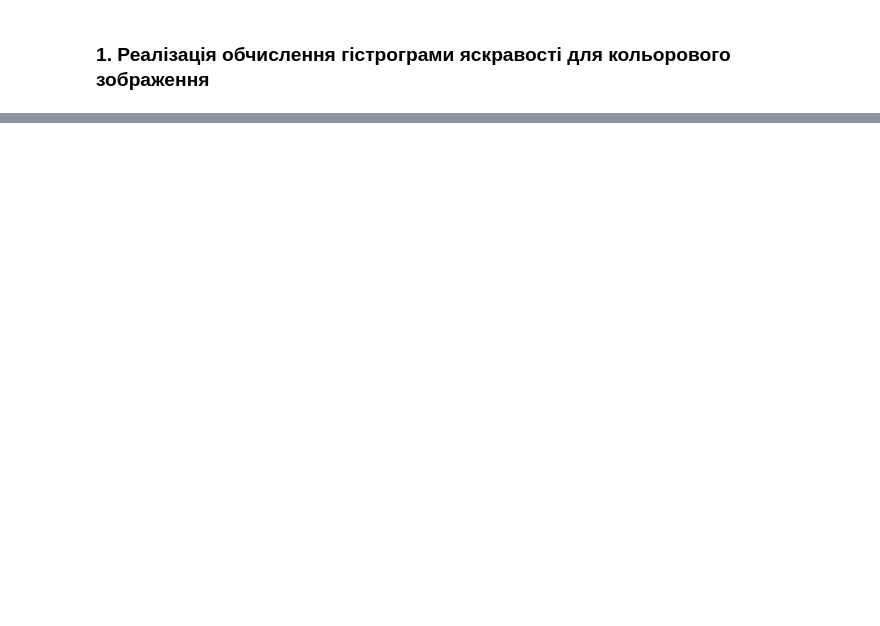
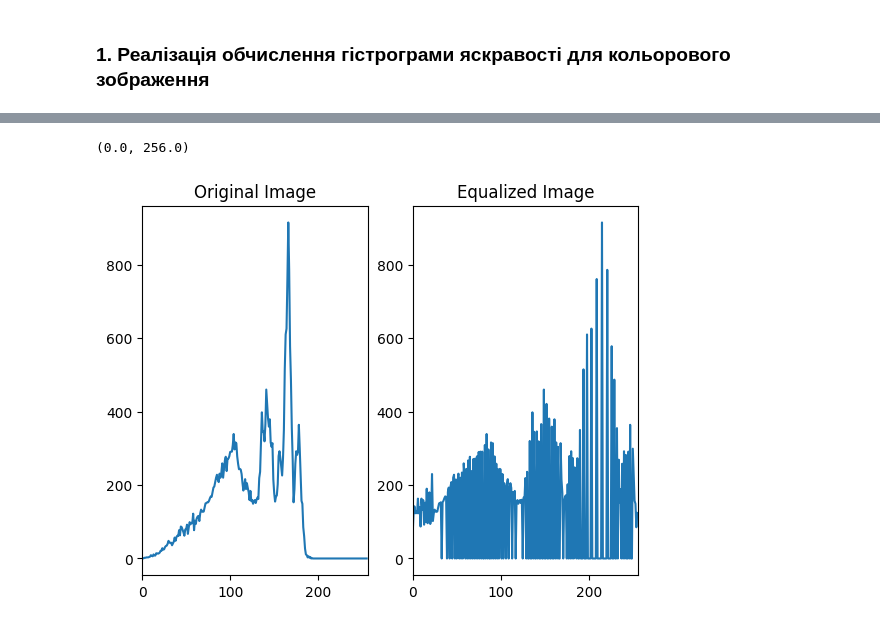
Before and after one commit to VladKutko/WKITB, a Jupyter notebook: lessons/lb3/lb3.ipynb, the cells around one changed output, grey strips where cells are left out. Saved outputs shown, nothing was run; the diff lists cells and outputs as text; code cells hidden in the pictures; blank space fills up the shorter version.

```diff
--- a/lessons/lb3/lb3.ipynb
+++ b/lessons/lb3/lb3.ipynb
@@ -36,0 +87,20 @@ plt.axis('off')
+# %%
+image = cv.imread('images/2.jpg', 0)  # Load in grayscale
+
+# Apply histogram equalization
+equalized_image = cv.equalizeHist(image.copy())
+
+plt.subplot(1, 2, 1)
+plt.title('Original Image')
+hist_gray = cv.calcHist([image], [0], None, [histSize], histRange, accumulate=accumulate)
+plt.plot(hist_gray)
+plt.xlim([0, 256])
+
+plt.subplot(1, 2, 2)
+plt.title('Equalized Image')
+hist_equalized_gray = cv.calcHist([equalized_image], [0], None, [histSize], histRange, accumulate=accumulate)
+plt.plot(hist_equalized_gray)
+plt.xlim([0, 256])
+# %% [output]
+(0.0, 256.0)
+[figure, added]
```
Also changed, not shown: parts of 5 cells of this notebook, 1 other file.
